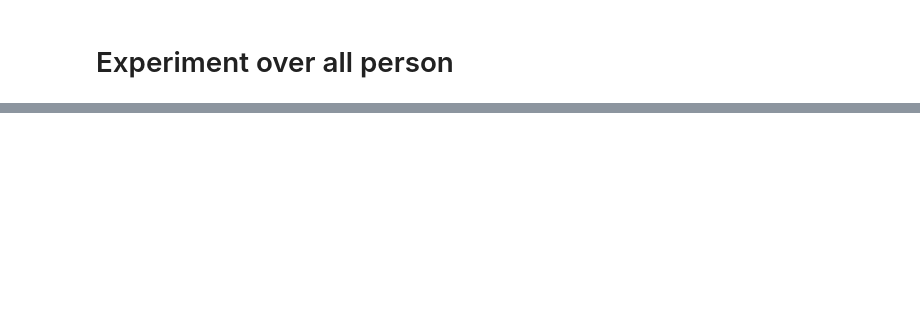
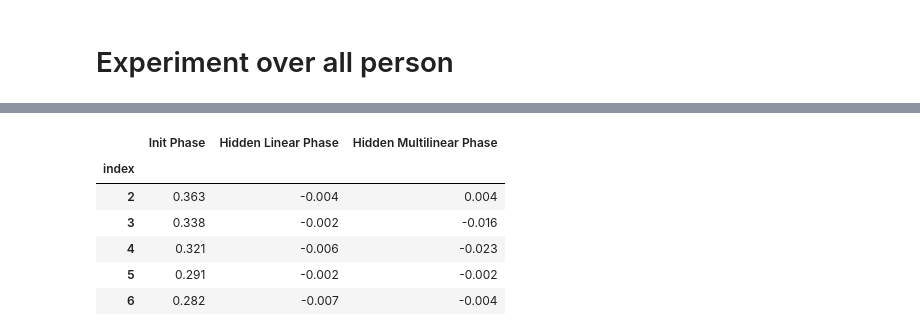
Before and after one commit to Denis-Tihonov/tensor-dynamic-univariate-ts-pytorch, a Jupyter notebook: notebook/2_tensor_nn_autoencoder.ipynb, the cells around one changed output, grey strips where cells are left out. Drawn from its saved outputs; the diff is of its cells as text; code cells hidden in the pictures; blank space fills up the shorter version.

```diff
--- a/notebook/2_tensor_nn_autoencoder.ipynb
+++ b/notebook/2_tensor_nn_autoencoder.ipynb
@@ -1318,0 +456,13 @@ Epoch [80/80], Loss: 0.689668
+# %%
+pdf = list_all_exp[0][1].copy()
+pdf['Hidden Linear Phase'] = pdf['Hidden Linear Phase'] - pdf['Init Phase']
+pdf['Hidden Multilinear Phase'] = pdf['Hidden Multilinear Phase'] - pdf['Init Phase']
+pdf.astype(float).drop(columns=['person']).reset_index().groupby('index').mean().round(3)
+# %% [output]
+|  | Init Phase | Hidden Linear Phase | Hidden Multilinear Phase |
+| index |  |  |  |
+| 2 | 0.363 | -0.004 | 0.004 |
+| 3 | 0.338 | -0.002 | -0.016 |
+| 4 | 0.321 | -0.006 | -0.023 |
+| 5 | 0.291 | -0.002 | -0.002 |
+| 6 | 0.282 | -0.007 | -0.004 |
```
Also changed, not shown: parts of 34 cells of this notebook.
